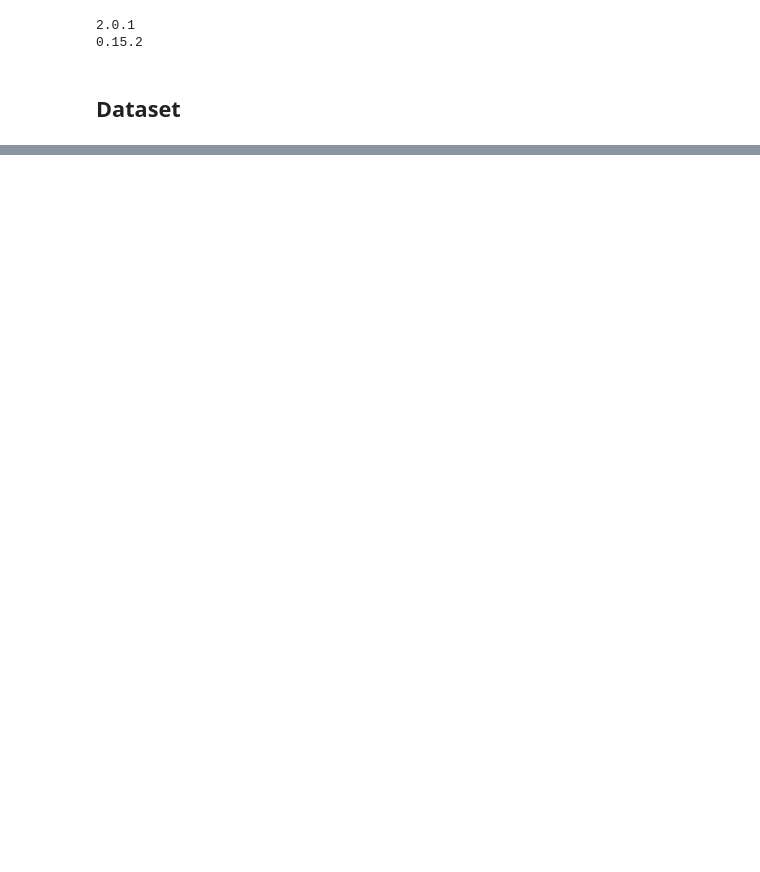
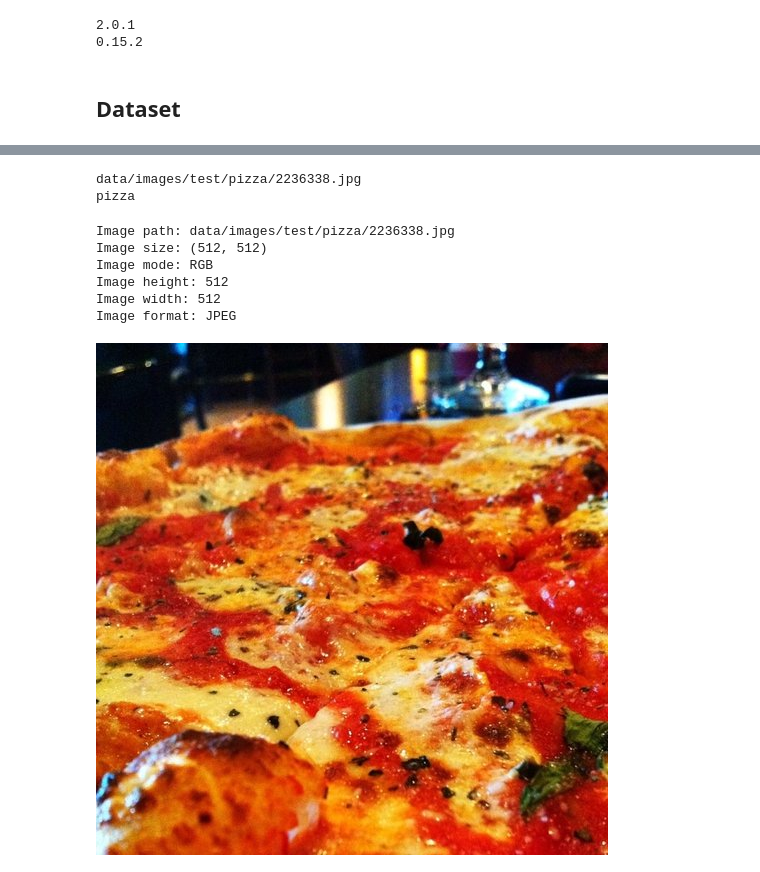
Before and after one commit to vishwasg217/Pytorch-tutorial, a Jupyter notebook: custom_datasets.ipynb, the cells around one changed output, grey strips where cells are left out. Drawn from its saved outputs; the diff is of its cells as text; code cells hidden in the pictures; blank space fills up the shorter version.

Commit message:
data visualization

```diff
--- a/custom_datasets.ipynb
+++ b/custom_datasets.ipynb
@@ -50,0 +72,33 @@ Images unzipped.
+# %%
+import random
+from PIL import Image
+
+random.seed(42)
+
+image_path_list = list(image_path.glob("*/*/*.jpg"))
+
+random_image_path = random.choice(image_path_list)
+print(random_image_path)
+
+image_class = random_image_path.parent.name
+print(image_class)
+# %% [output]
+data/images/test/pizza/2236338.jpg
+pizza
+# %%
+img = Image.open(random_image_path)
+print(f"Image path: {random_image_path}")
+print(f"Image size: {img.size}")
+print(f"Image mode: {img.mode}")
+print(f"Image height: {img.height}")
+print(f"Image width: {img.width}")
+print(f"Image format: {img.format}")
+img
+# %% [output]
+Image path: data/images/test/pizza/2236338.jpg
+Image size: (512, 512)
+Image mode: RGB
+Image height: 512
+Image width: 512
+Image format: JPEG
+[figure, added]
```
Also changed, not shown: parts of 6 cells of this notebook.
